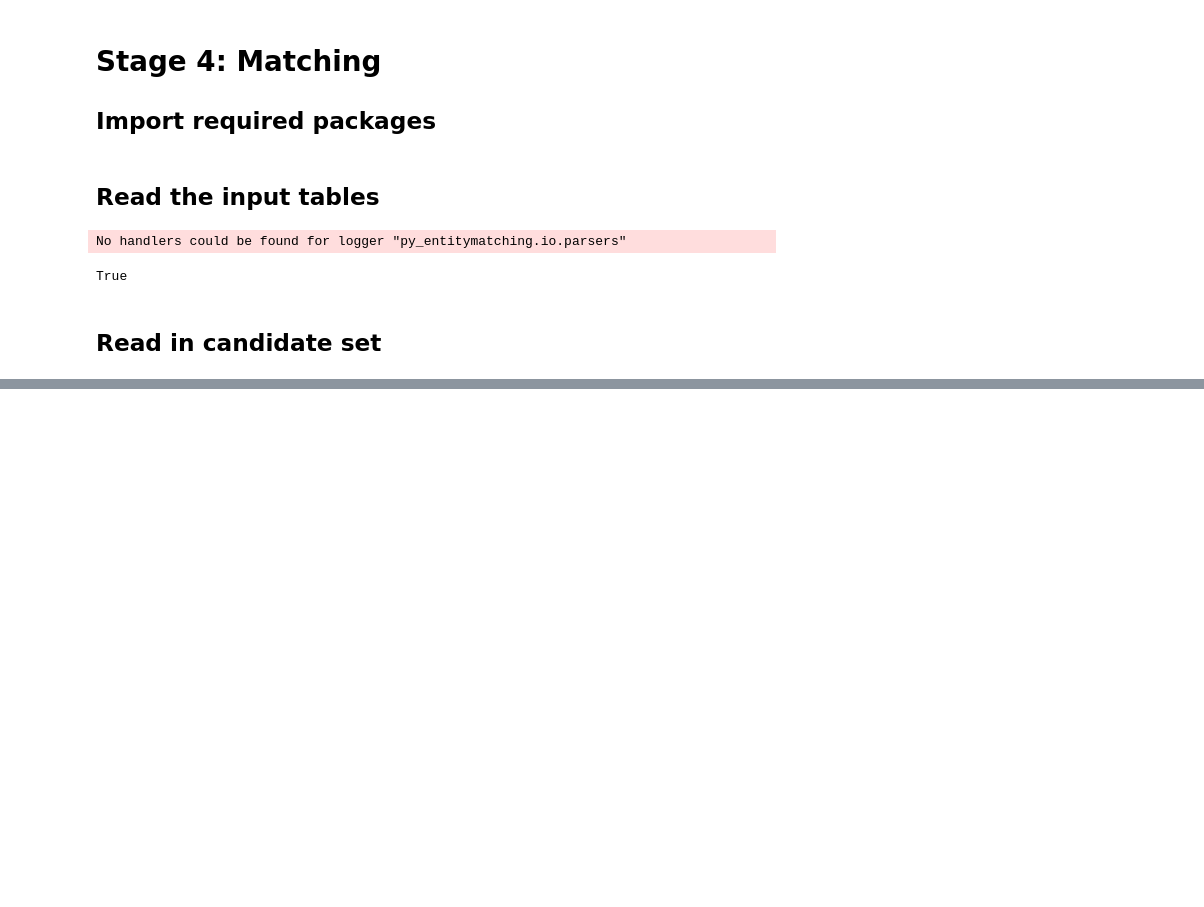
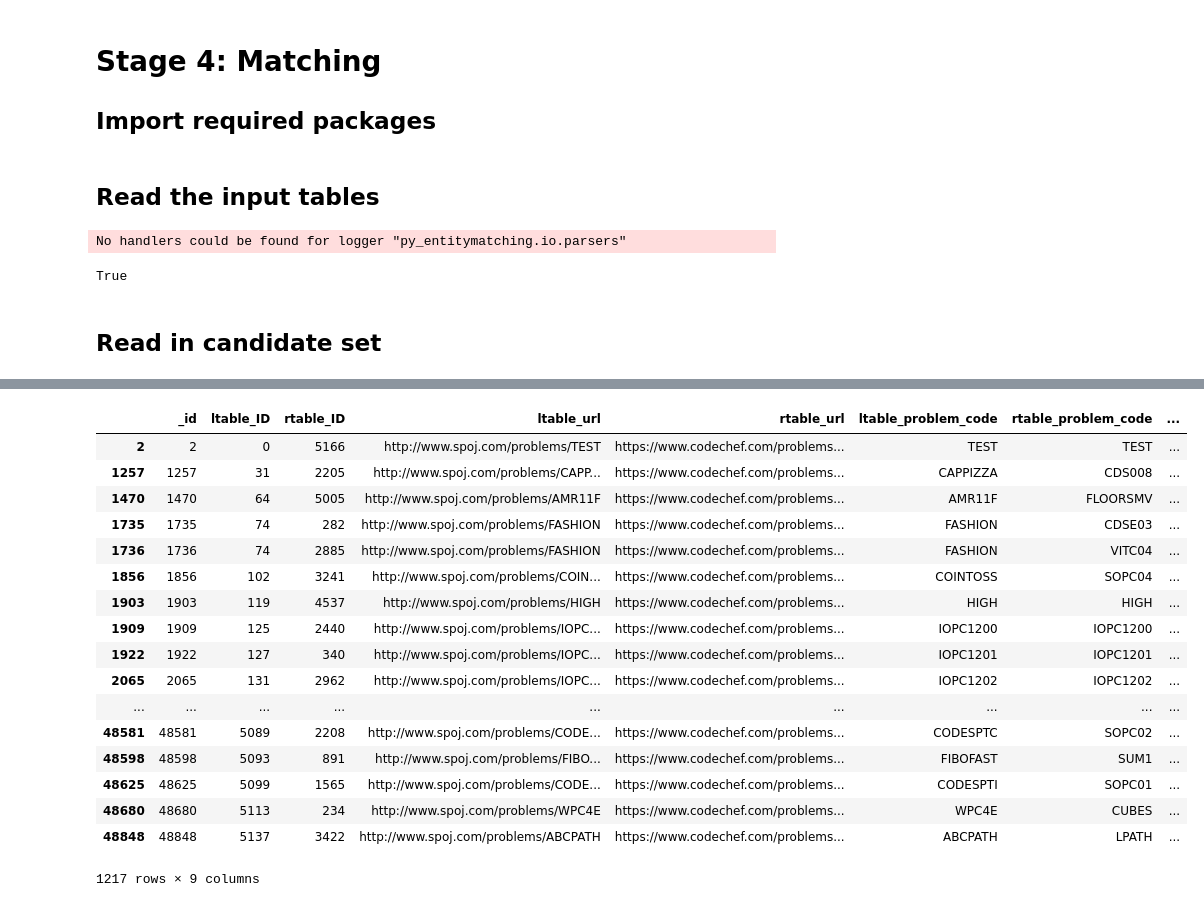
Before and after one commit to KaranTalreja/CS638, a Jupyter notebook: Stage_4_Matching.ipynb, the cells around one changed output, grey strips where cells are left out. Drawn from its saved outputs; the diff is of its cells as text; code cells hidden in the pictures; blank space fills up the shorter version.

```diff
--- a/Stage_4_Matching.ipynb
+++ b/Stage_4_Matching.ipynb
@@ -66,0 +81,4 @@ C["rtable_problem_title"] = table_B.loc[C.rtable_ID.values,"title"].values
+# %%
+C1 = bb.block_candset(C, n_jobs=2)
+C1
+# %% [output]
@@ -67 +88,19 @@ C["rtable_problem_title"] = table_B.loc[C.rtable_ID.values,"title"].values
+|  | _id | ltable_ID | rtable_ID | ltable_url | rtable_url | ltable_problem_code | rtable_problem_code | ... |
+| 2 | 2 | 0 | 5166 | http://www.spoj.com/problems/TEST | https://www.codechef.com/problems... | TEST | TEST | ... |
+| 1257 | 1257 | 31 | 2205 | http://www.spoj.com/problems/CAPP... | https://www.codechef.com/problems... | CAPPIZZA | CDS008 | ... |
+| 1470 | 1470 | 64 | 5005 | http://www.spoj.com/problems/AMR11F | https://www.codechef.com/problems... | AMR11F | FLOORSMV | ... |
+| 1735 | 1735 | 74 | 282 | http://www.spoj.com/problems/FASHION | https://www.codechef.com/problems... | FASHION | CDSE03 | ... |
+| 1736 | 1736 | 74 | 2885 | http://www.spoj.com/problems/FASHION | https://www.codechef.com/problems... | FASHION | VITC04 | ... |
+| 1856 | 1856 | 102 | 3241 | http://www.spoj.com/problems/COIN... | https://www.codechef.com/problems... | COINTOSS | SOPC04 | ... |
+| 1903 | 1903 | 119 | 4537 | http://www.spoj.com/problems/HIGH | https://www.codechef.com/problems... | HIGH | HIGH | ... |
+| 1909 | 1909 | 125 | 2440 | http://www.spoj.com/problems/IOPC... | https://www.codechef.com/problems... | IOPC1200 | IOPC1200 | ... |
+| 1922 | 1922 | 127 | 340 | http://www.spoj.com/problems/IOPC... | https://www.codechef.com/problems... | IOPC1201 | IOPC1201 | ... |
+| 2065 | 2065 | 131 | 2962 | http://www.spoj.com/problems/IOPC... | https://www.codechef.com/problems... | IOPC1202 | IOPC1202 | ... |
+| ... | ... | ... | ... | ... | ... | ... | ... | ... |
+| 48581 | 48581 | 5089 | 2208 | http://www.spoj.com/problems/CODE... | https://www.codechef.com/problems... | CODESPTC | SOPC02 | ... |
+| 48598 | 48598 | 5093 | 891 | http://www.spoj.com/problems/FIBO... | https://www.codechef.com/problems... | FIBOFAST | SUM1 | ... |
+| 48625 | 48625 | 5099 | 1565 | http://www.spoj.com/problems/CODE... | https://www.codechef.com/problems... | CODESPTI | SOPC01 | ... |
+| 48680 | 48680 | 5113 | 234 | http://www.spoj.com/problems/WPC4E | https://www.codechef.com/problems... | WPC4E | CUBES | ... |
+| 48848 | 48848 | 5137 | 3422 | http://www.spoj.com/problems/ABCPATH | https://www.codechef.com/problems... | ABCPATH | LPATH | ... |
+1217 rows × 9 columns
 # %%
```
Also changed, not shown: parts of 6 cells of this notebook, 1 other file.
